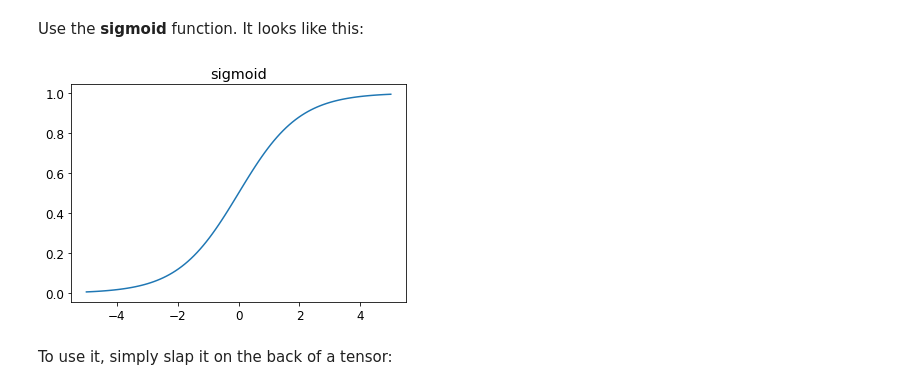
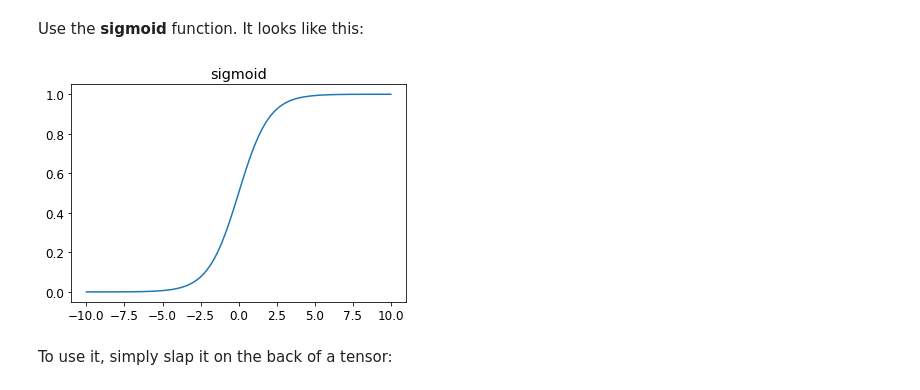
Before and after one commit to mccallion/rory, a Jupyter notebook: _20200901_mnist_basics.ipynb, the cells around one changed output. Saved outputs shown, nothing was run; the diff lists cells and outputs as text; code cells hidden in the pictures.

```diff
--- a/_20200901_mnist_basics.ipynb
+++ b/_20200901_mnist_basics.ipynb
@@ -616,9 +613,9 @@ tensor(0.4333)
 Use the **sigmoid** function. It looks like this:
 # %%
 from fastbook import *
-plot_function(torch.sigmoid, title='sigmoid', min=-5,max=5)
+plot_function(torch.sigmoid, title='sigmoid', min=-10,max=10)
 # %% [output]
-[figure, old version]
+[figure, new version]
 # %% [markdown]
 To use it, simply slap it on the back of a tensor:
 # %%
```
Also changed, not shown: parts of 75 cells of this notebook, 1 other file.
